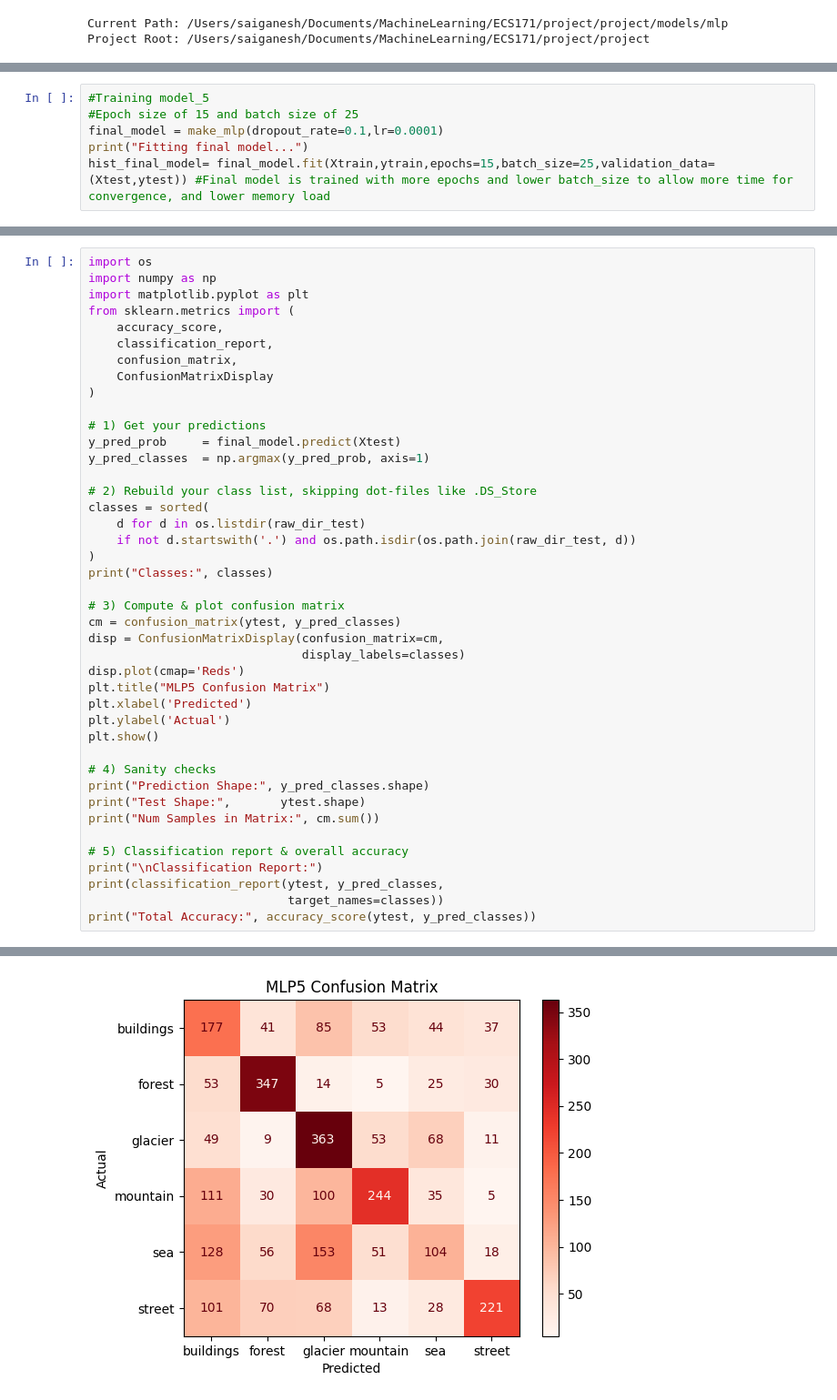
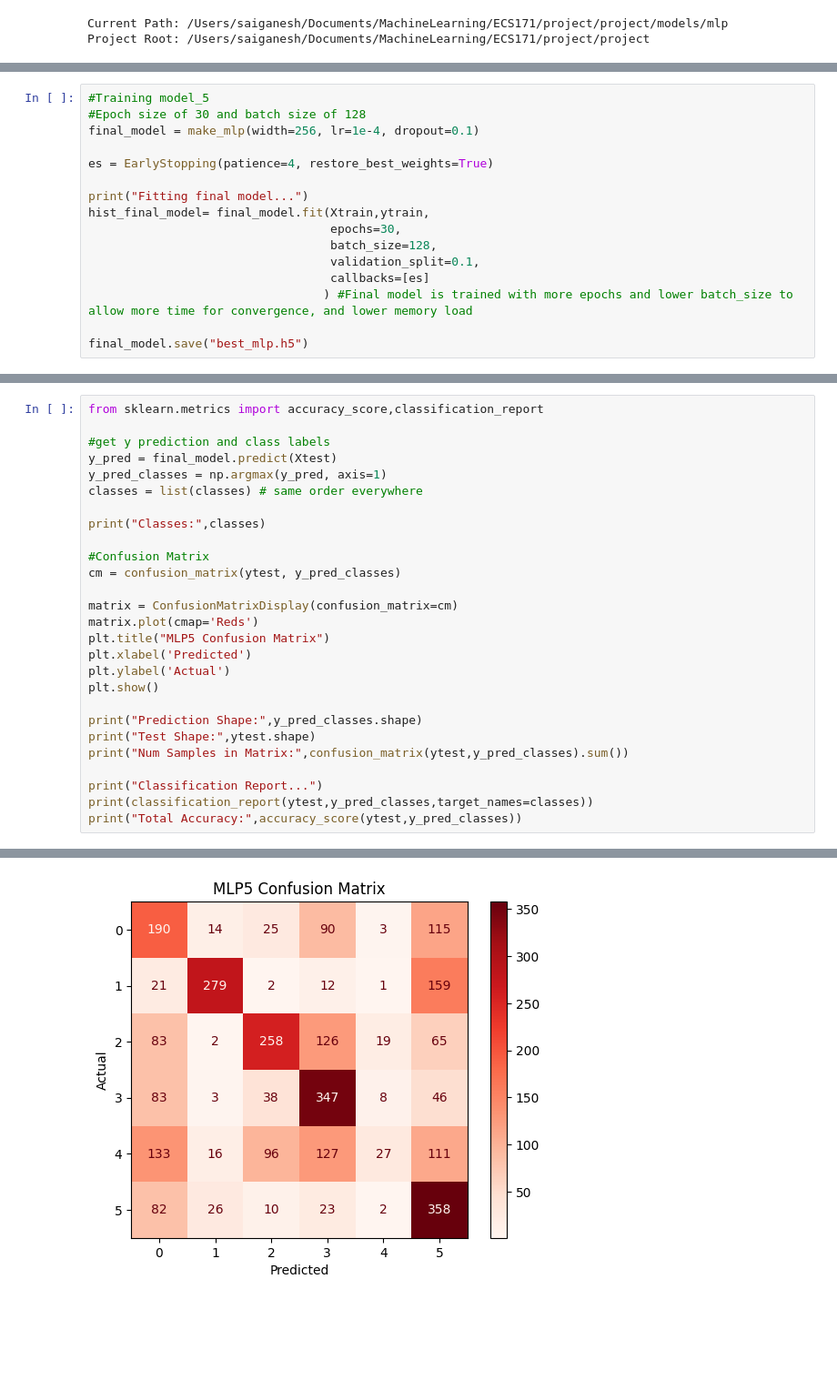
Before and after one commit to Model-28/project, a Jupyter notebook: models/mlp/mlp_nb.ipynb, the cells around one changed output, grey strips where cells are left out. Shown: that part at 91% size. Cells and saved outputs as stored; diff of their text form; blank space fills up the shorter version.

Commit message:
I have trained the models with this code
It is not the main code yet

```diff
--- a/models/mlp/mlp_nb.ipynb
+++ b/models/mlp/mlp_nb.ipynb
@@ -316,8 +393,18 @@ Model Accuracy Visualization
 Model with higher accuracy is model_4 with validation accuracy shaking somewhat in comparison to model_2, but converging to nearly the same final accuracy.
 # %%
 #Training model_5
-#Epoch size of 15 and batch size of 25
-final_model = make_mlp(dropout_rate=0.1,lr=0.0001)
+#Epoch size of 30 and batch size of 128
+final_model = make_mlp(width=256, lr=1e-4, dropout=0.1)
+
+es = EarlyStopping(patience=4, restore_best_weights=True)
+
 print("Fitting final model...")
-hist_final_model= final_model.fit(Xtrain,ytrain,epochs=15,batch_size=25,validation_data=(Xtest,ytest)) #Final model is trained with more epochs and lower batch_size to allow more time for convergence, and lower memory load
+hist_final_model= final_model.fit(Xtrain,ytrain,
+                                  epochs=30,
+                                  batch_size=128,
+                                  validation_split=0.1,
+                                  callbacks=[es]
+                                 ) #Final model is trained with more epochs and lower batch_size to allow more time for convergence, and lower memory load
+
+final_model.save("best_mlp.h5")
 # %% [output]
@@ -367,43 +458,28 @@ plt.show()
 # %%
-import os
-import numpy as np
-import matplotlib.pyplot as plt
-from sklearn.metrics import (
-    accuracy_score,
-    classification_report,
-    confusion_matrix,
-    ConfusionMatrixDisplay
-)
+from sklearn.metrics import accuracy_score,classification_report
 
-# 1) Get your predictions
-y_pred_prob     = final_model.predict(Xtest)
-y_pred_classes  = np.argmax(y_pred_prob, axis=1)
+#get y prediction and class labels
+y_pred = final_model.predict(Xtest)
+y_pred_classes = np.argmax(y_pred, axis=1)
+classes = list(classes) # same order everywhere
 
-# 2) Rebuild your class list, skipping dot-files like .DS_Store
-classes = sorted(
-    d for d in os.listdir(raw_dir_test)
-    if not d.startswith('.') and os.path.isdir(os.path.join(raw_dir_test, d))
-)
-print("Classes:", classes)
+print("Classes:",classes)
 
-# 3) Compute & plot confusion matrix
+#Confusion Matrix
 cm = confusion_matrix(ytest, y_pred_classes)
-disp = ConfusionMatrixDisplay(confusion_matrix=cm,
-                              display_labels=classes)
-disp.plot(cmap='Reds')
+
+matrix = ConfusionMatrixDisplay(confusion_matrix=cm)
+matrix.plot(cmap='Reds')
 plt.title("MLP5 Confusion Matrix")
 plt.xlabel('Predicted')
 plt.ylabel('Actual')
 plt.show()
 
-# 4) Sanity checks
-print("Prediction Shape:", y_pred_classes.shape)
-print("Test Shape:",       ytest.shape)
-print("Num Samples in Matrix:", cm.sum())
+print("Prediction Shape:",y_pred_classes.shape)
+print("Test Shape:",ytest.shape)
+print("Num Samples in Matrix:",confusion_matrix(ytest,y_pred_classes).sum())
 
-# 5) Classification report & overall accuracy
-print("\nClassification Report:")
-print(classification_report(ytest, y_pred_classes,
-                            target_names=classes))
-print("Total Accuracy:", accuracy_score(ytest, y_pred_classes))
+print("Classification Report...")
+print(classification_report(ytest,y_pred_classes,target_names=classes))
+print("Total Accuracy:",accuracy_score(ytest,y_pred_classes))
 # %% [output]
@@ -411,5 +487,5 @@ print("Total Accuracy:", accuracy_score(ytest, y_pred_classes))
 Classes: ['buildings', 'forest', 'glacier', 'mountain', 'sea', 'street']
-[figure, old version]
+[figure, new version]
 Prediction Shape: (3000,)
 Test Shape: (3000,)
 Num Samples in Matrix: 3000
```
Also changed, not shown: parts of 14 cells of this notebook, 6 other files.
